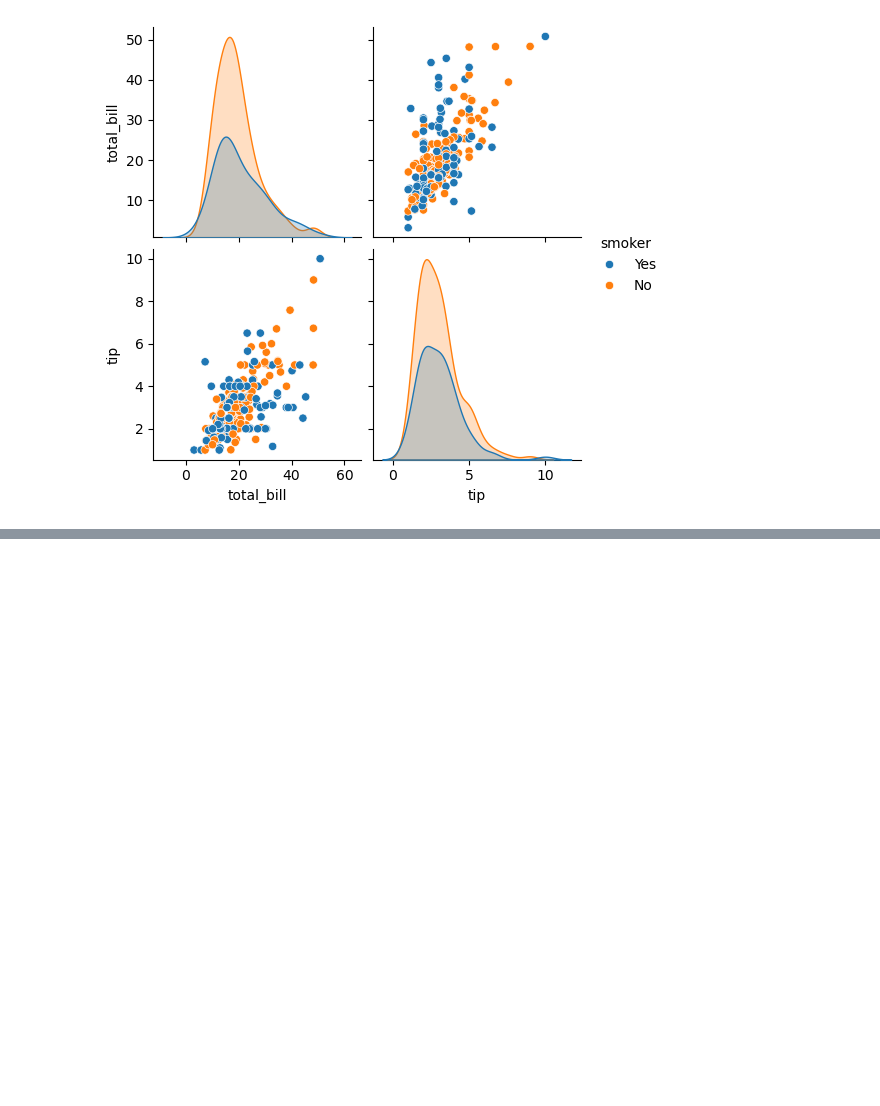
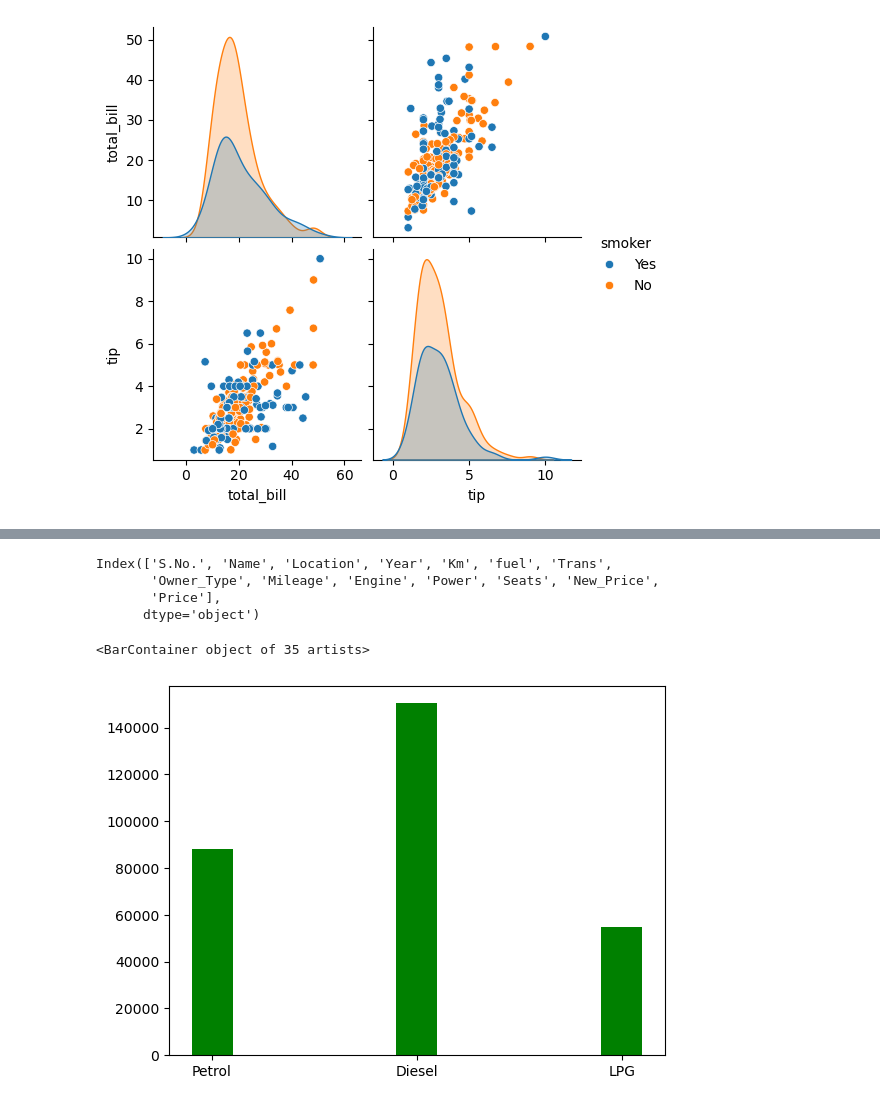
Before and after one commit to krishtheeba/PythonWithAI, a Jupyter notebook: Day4_Jupyter.ipynb, the cells around one changed output, grey strips where cells are left out. Drawn from its saved outputs; the diff is of its cells as text; code cells hidden in the pictures; blank space fills up the shorter version.

```diff
--- a/Day4_Jupyter.ipynb
+++ b/Day4_Jupyter.ipynb
@@ -401,0 +405,3 @@ Apply random sampling =>  df.sample(n=<count>) ex: new_df=df.sample(n=50)
+# %%
+load_data= pd.read_csv('used_cars_data.csv')
+load_data.shape
@@ -401,0 +430,4 @@ Apply random sampling =>  df.sample(n=<count>) ex: new_df=df.sample(n=50)
+# %%
+# Apply random sampling
+df= load_data.sample(n=35)
+df.shape
@@ -401,0 +544,3 @@ Apply random sampling =>  df.sample(n=<count>) ex: new_df=df.sample(n=50)
+# %%
+#Check any Null/None value are available ==> if exists =>  replace NaN values - avg of data
+df.fillna(value=df.isnull().sum()/len(df)*100,inplace=True)
@@ -401,0 +565,15 @@ Apply random sampling =>  df.sample(n=<count>) ex: new_df=df.sample(n=50)
+# %%
+# Rename columns
+df.rename(columns={'Kilometers_Driven':'Km' , 'Fuel_Type':'fuel', 'Transmission':'Trans'}, inplace=True)
+# %%
+df.columns
+# %% [output]
+Index(['S.No.', 'Name', 'Location', 'Year', 'Km', 'fuel', 'Trans',
+       'Owner_Type', 'Mileage', 'Engine', 'Power', 'Seats', 'New_Price',
+       'Price'],
+      dtype='object')
+# %%
+plt.bar(df['fuel'],df['Km'], width=0.2, color='green')
+# %% [output]
+<BarContainer object of 35 artists>
+[figure, added]
```
Also changed, not shown: parts of 43 cells of this notebook.
